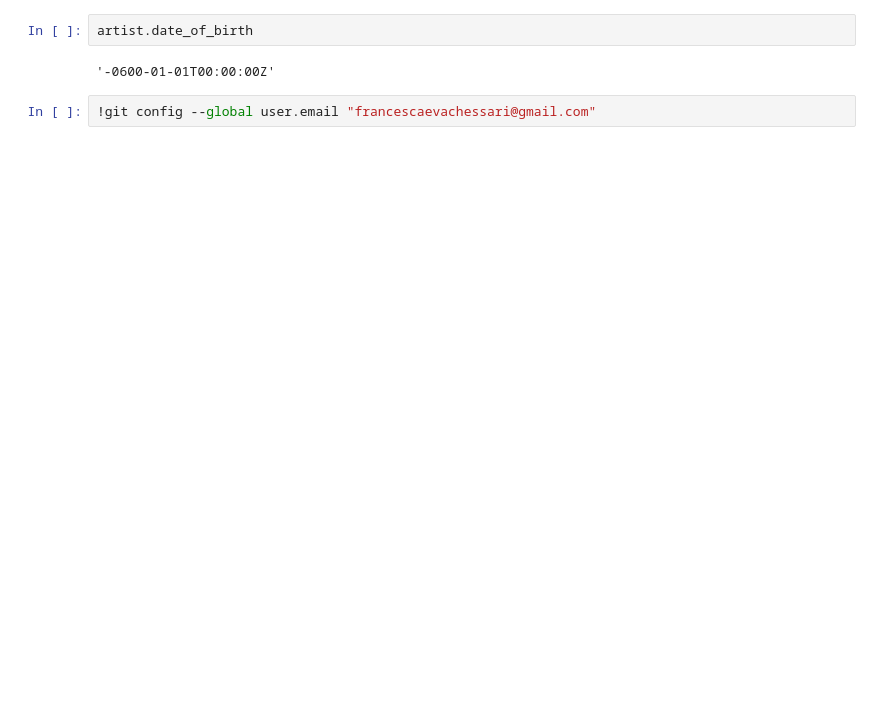
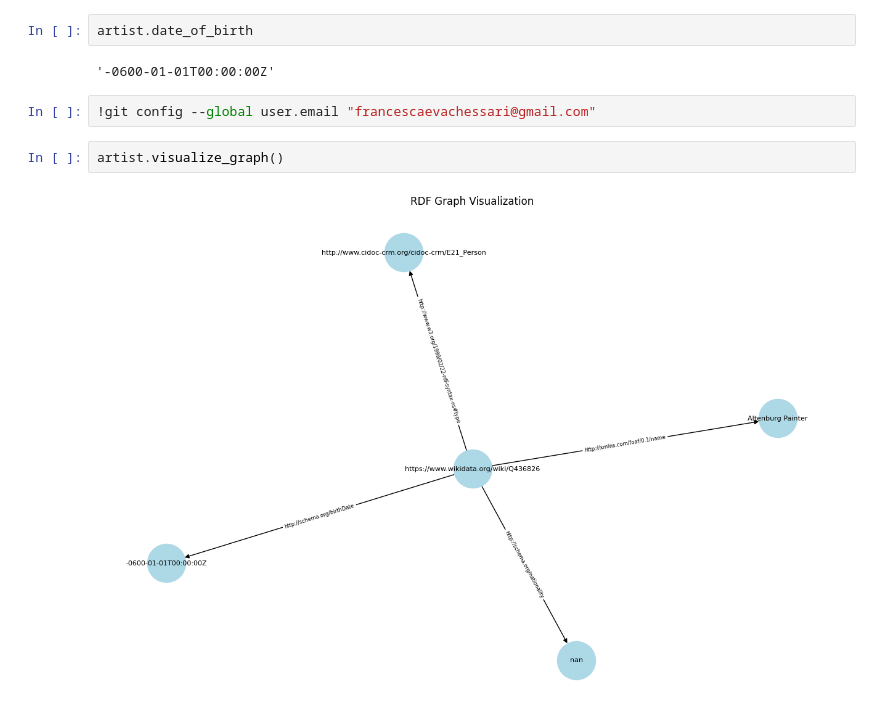
Before and after one commit to BeneWim/ACTHProject, a Jupyter notebook: 01_Notebooks/artist_test.ipynb, the cells around one changed output. Cells and saved outputs as stored; diff of their text form; blank space fills up the shorter version.

Commit message:
rdf-graph artist

```diff
--- a/01_Notebooks/artist_test.ipynb
+++ b/01_Notebooks/artist_test.ipynb
@@ -40,3 +40,7 @@ artist.date_of_birth
 '-0600-01-01T00:00:00Z'
 # %%
 !git config --global user.email "francescaevachessari@gmail.com"
+# %%
+artist.visualize_graph()
+# %% [output]
+[figure, added]
```
Also changed, not shown: parts of 2 cells of this notebook.
